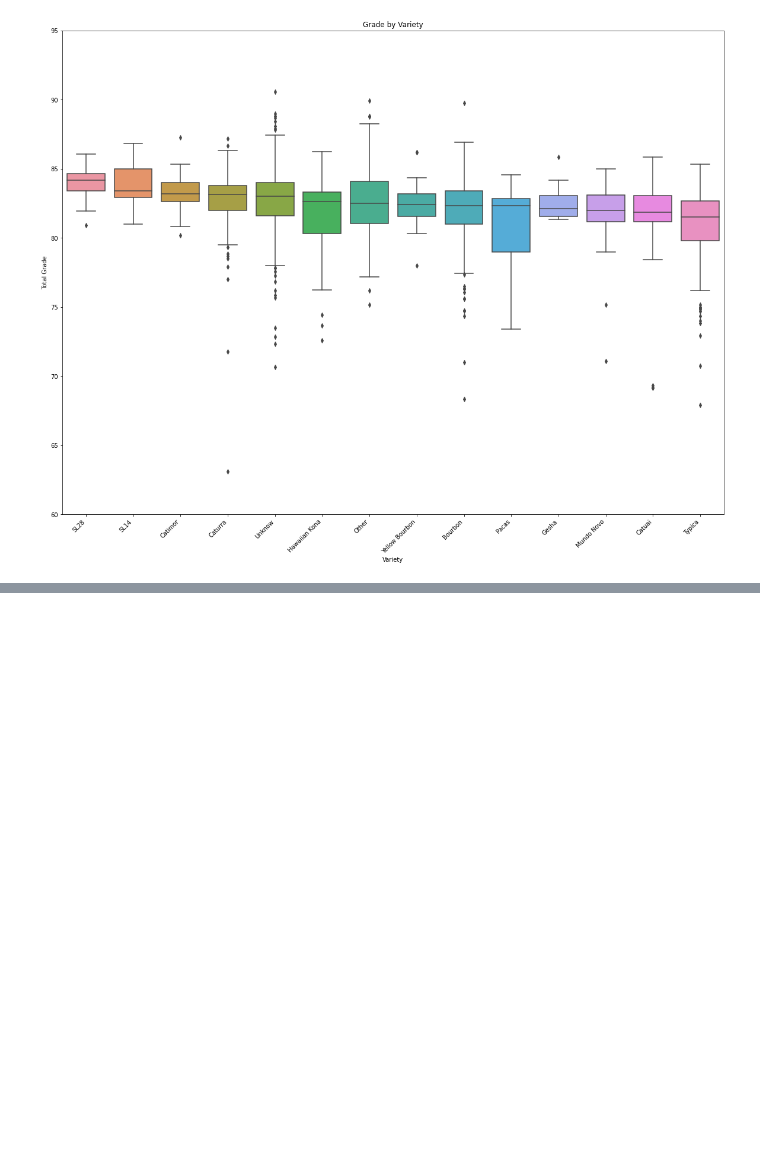
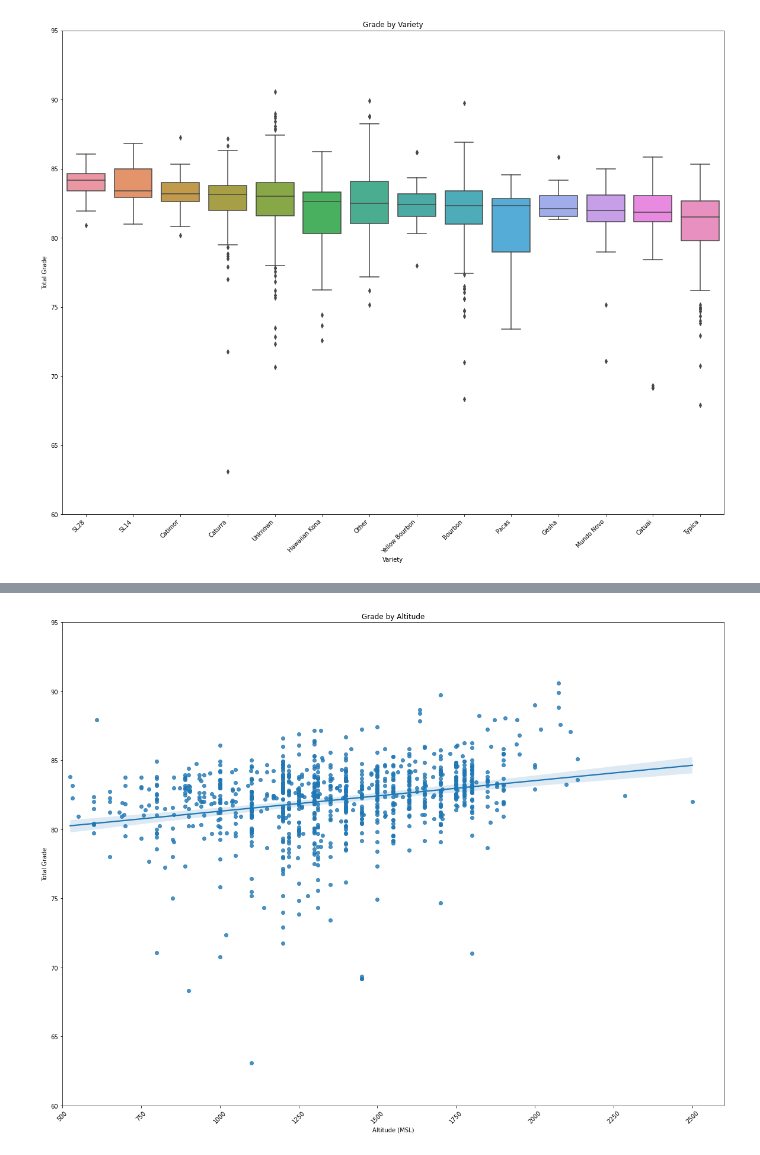
Before and after one commit to gobr2005/codecademy, a Jupyter notebook: Final Project/arabica_coffee.ipynb, the cells around one changed output, grey strips where cells are left out. Saved outputs shown, nothing was run; the diff lists cells and outputs as text; code cells hidden in the pictures; blank space fills up the shorter version.

Commit message:
Added Comparing Altitude to Cup Score
In this update, I started to add code to examine average altitude to cup score. I create a Seaborn regplot to see the linear regression of a scatterplot.

```diff
--- a/Final Project/arabica_coffee.ipynb
+++ b/Final Project/arabica_coffee.ipynb
@@ -111,0 +122,5 @@ plt.savefig('grade_by_variety.png')
+# %%
+altitude_df = coffee_edit_df[['altitude_mean_meters', 'Total.Cup.Points']].copy()
+altitude_df.altitude_mean_meters = altitude_df.altitude_mean_meters.fillna(0).astype('float64')
+altitude_edit_df = altitude_df[altitude_df['altitude_mean_meters'].between(500,2500)]
+print(altitude_edit_df)
@@ -111,0 +142,12 @@ plt.savefig('grade_by_variety.png')
+# %%
+plt.figure(figsize=[20,15], facecolor='white')
+sns.regplot(x='altitude_mean_meters',y='Total.Cup.Points', data=altitude_edit_df)
+plt.title('Grade by Altitude')
+plt.xlabel('Altitude (MSL)')
+plt.xticks(rotation = 45)
+plt.ylabel('Total Grade')
+plt.ylim(60, 95)
+plt.xlim(500, 2600)
+plt.savefig('grade_by_altitude.png')
+# %% [output]
+[figure, added]
```
Also changed, not shown: parts of 5 cells of this notebook, 2 other files.
